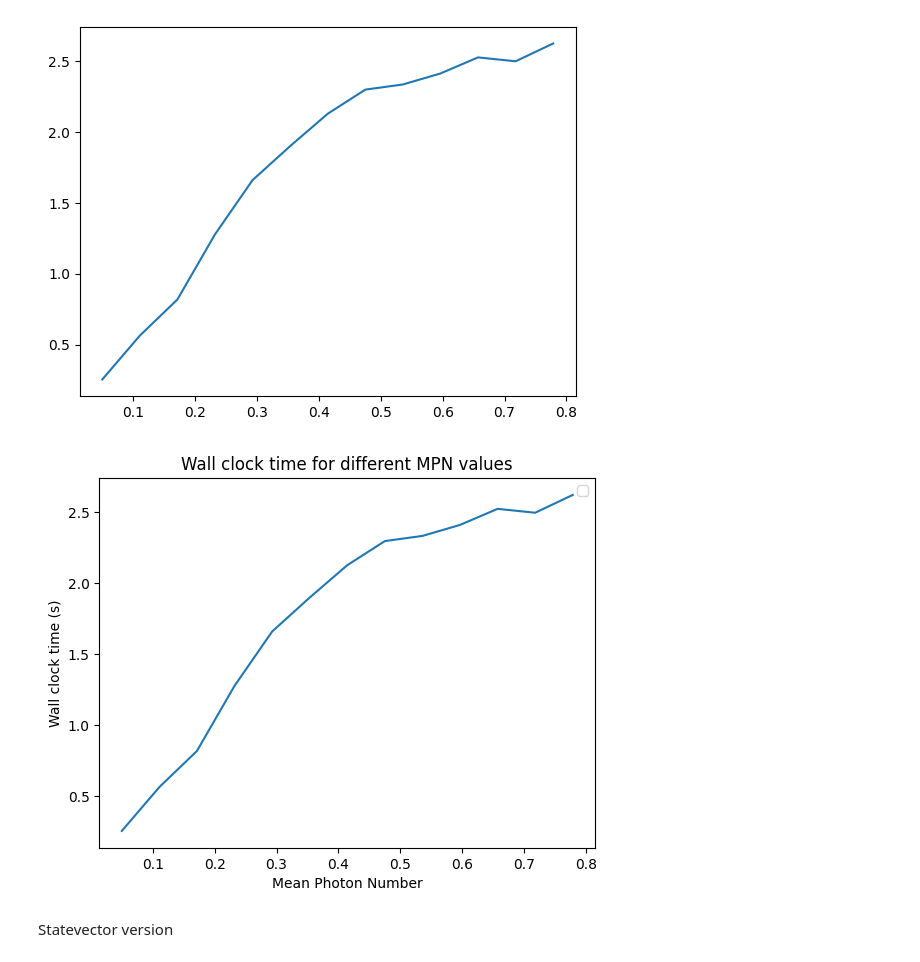
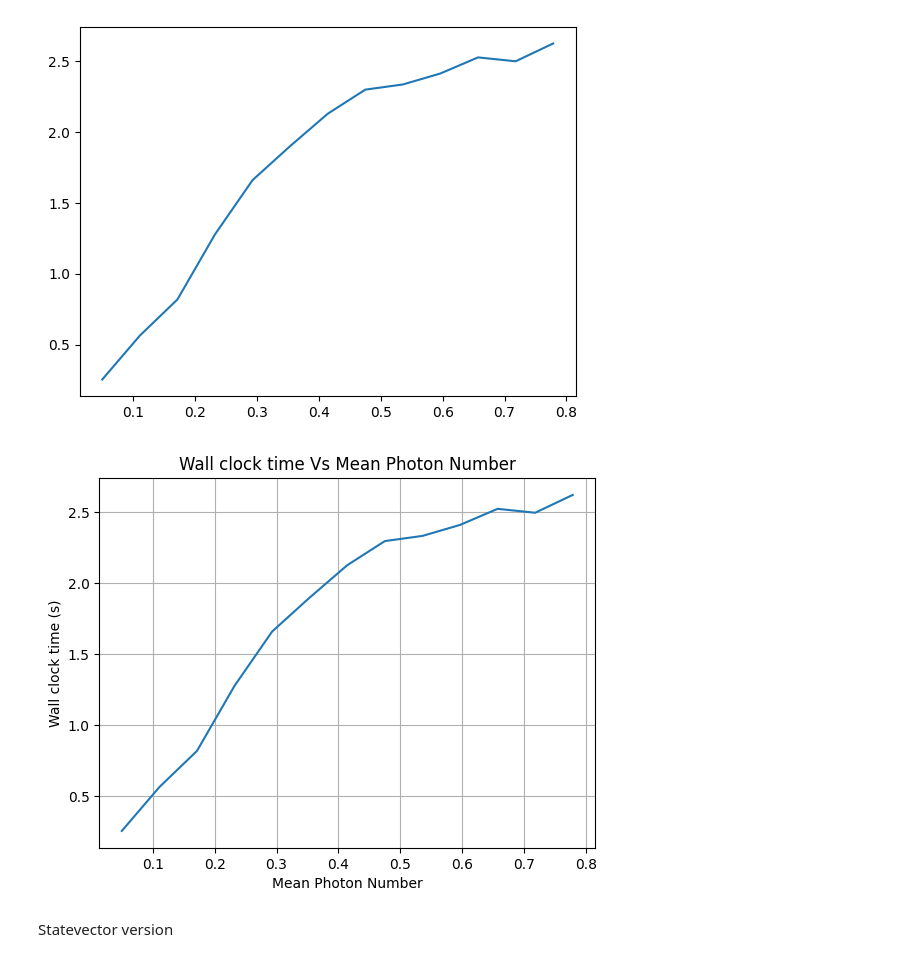
Before and after one commit to sequence-toolbox/SeQUeNCe, a Jupyter notebook: sequence_projects/swap_files/TN_swapping_timing_analysis.ipynb, the cells around one changed output. Cells and saved outputs as stored; diff of their text form; code cells hidden in the pictures.

```diff
--- a/sequence_projects/swap_files/TN_swapping_timing_analysis.ipynb
+++ b/sequence_projects/swap_files/TN_swapping_timing_analysis.ipynb
@@ -151,12 +151,12 @@ plt.yscale('log')
 colors = ['b', 'g', 'r', 'c', 'm', 'y']
 truncations = [1,2,3,4,5,6]
 
-data_file = open("timing_data_mpn10.json", 'r')
+data_file = open("final_data/timing_data_mpn10.json", 'r')
 data = json.load(data_file)
 
 plt.figure()
 plt.title("TN - Wall clock time for different MPN and cutoff accuracy")
-plt.ylim(10**-1,10**2.5)
+plt.ylim(10**-1,10**3)
 plt.xlabel("Local Hilbert space dimension")
 plt.ylabel("Wall clock time (s)")
 for (key,value), color in zip(list(data.items()), colors):
@@ -165,7 +165,7 @@ for (key,value), color in zip(list(data.items()), colors):
 plt.legend()
 plt.yscale('log')
 
-data_file = open("timing_data_mpn50.json", 'r')
+data_file = open("final_data/timing_data_mpn50.json", 'r')
 data = json.load(data_file)
 
 for (key,value), color in zip(list(data.items()), colors):
@@ -252,33 +252,34 @@ print(timing_data)
 # %%
 # mean_photon_nums = np.linspace(0.05, 0.9, 15)
 
-data_file = open("mpnVsTime.json", 'r')
+data_file = open("final_data/mpnVsTime.json", 'r')
 data = json.load(data_file)
 
 mean_photon_nums = data["mpn"]
 times = data["time"]
 
 plt.figure()
-plt.title("Wall clock time for different MPN values")
+plt.title("Wall clock time Vs Mean Photon Number")
 # plt.ylim(10**-1,10**2.5)
 plt.xlabel("Mean Photon Number")
 plt.ylabel("Wall clock time (s)")
 plt.plot(mean_photon_nums, times)
 # for (key,value), color in zip(list(data.items()), colors):
 #     plt.plot(mean_photon_nums, value, label=f"{key}, MPN=0.1", color = color, marker='x')
 #     print(value, key)
-plt.legend()
+
+plt.grid(True)
 plt.yscale('linear')
 
 # data_file = open("timing_data_mpn50.json", 'r')
 # data = json.load(data_file)
 
 # for (key,value), color in zip(list(data.items()), colors):
 #     plt.plot(truncations, value, label=f"{key}, MPN=0.5", color = color, linestyle='dashed', marker='o')
 #     print(value, key)
 # plt.legend()
 # %% [output]
-[figure, old version]
+[figure, new version]
 # %% [markdown]
 Statevector version
 # %%
```
Also changed, not shown: parts of 2 cells of this notebook, 53 other files.
